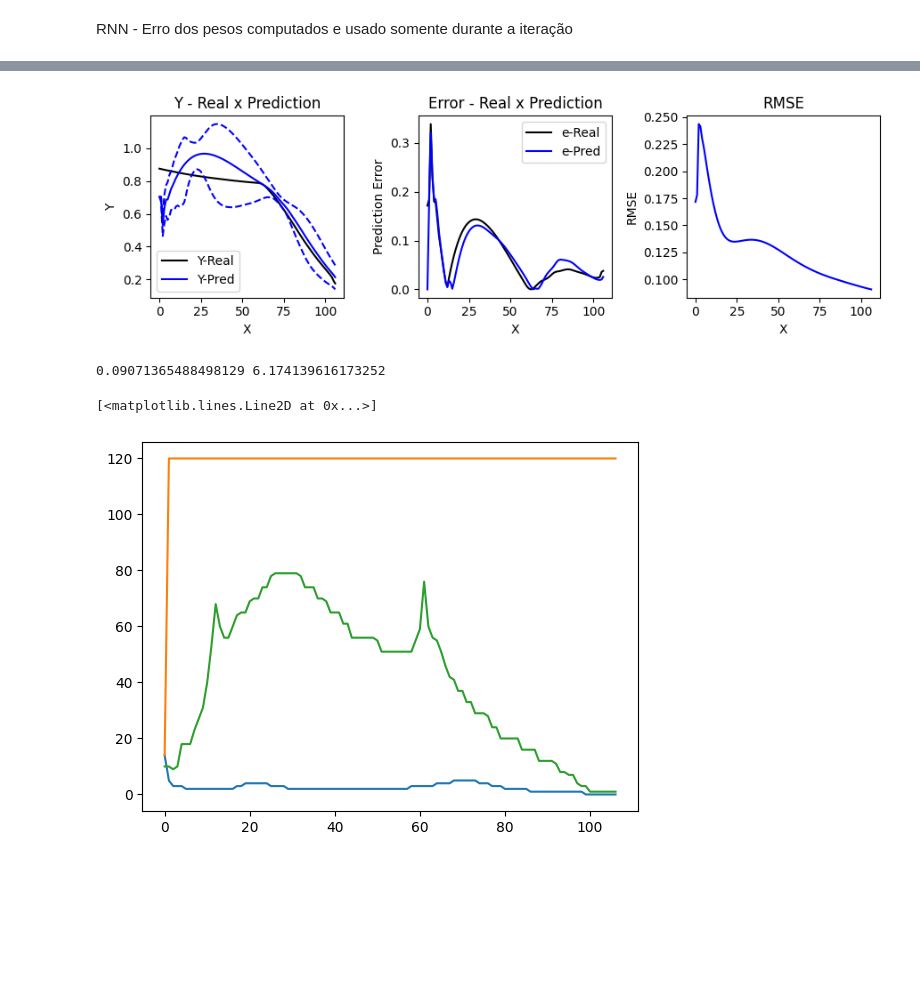
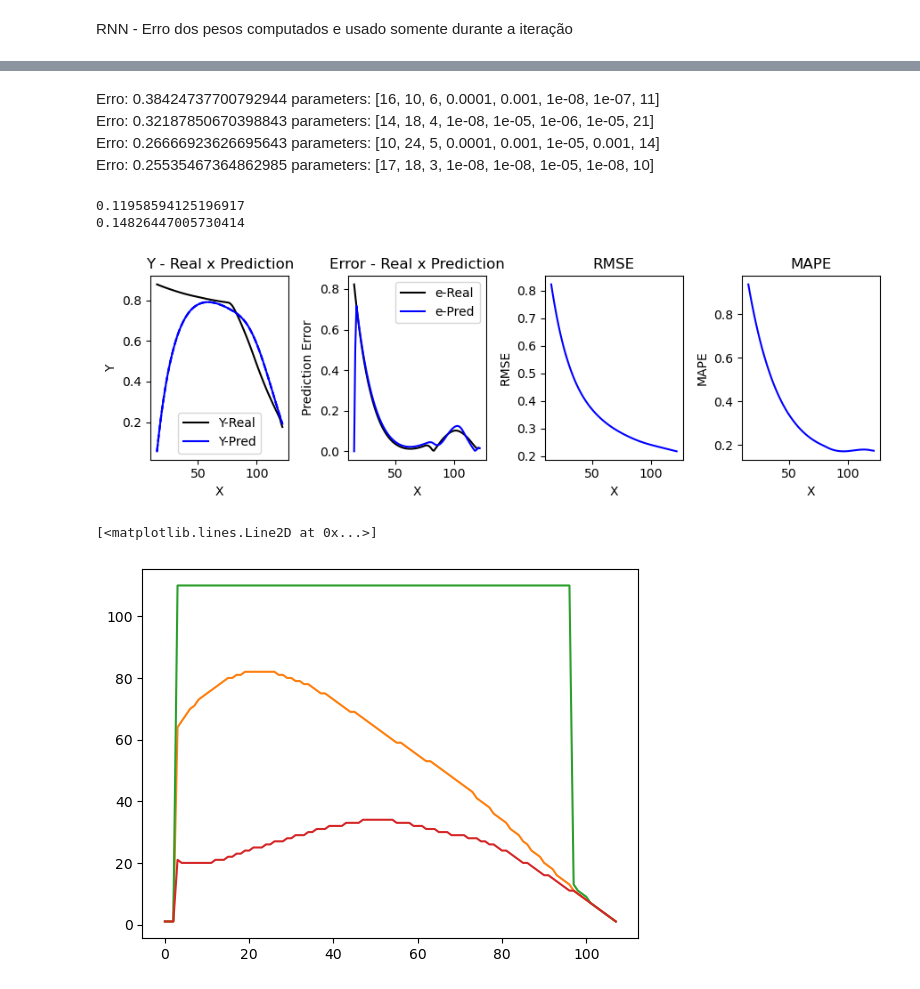
Before and after one commit to cduartes0203/Batteries_Prognostics, a Jupyter notebook: test_RTLO_R01.ipynb, the cells around one changed output, grey strips where cells are left out. Cells and saved outputs as stored; diff of their text form; code cells hidden in the pictures; blank space fills up the shorter version.

```diff
--- a/test_RTLO_R01.ipynb
+++ b/test_RTLO_R01.ipynb
@@ -477,0 +439,17 @@ np.float64(3.0)
+# %%
+nI,nR,nO,N1,N2,N3,lr,τ= params
+ηS = [N1,N2,N3]
+X,Y = prepare_data(sig,n=nI,m=nO)
+rtlo = RTLO(nI,nR,nO,ηS,τ,lr)
+erroR = np.array([])
+erroP = np.array([])
+for i in range(len(X[:])):
+    y_r = Y[i]
+    y_p = rtlo.PredSingle(X[i])
+    eP = rtlo.UpdateRLS(y_p,y_r[-1:])
+    rulR = (len(sig)-nI-i-1)
+    rtlo.PredRul(x=X[i],rulR=rulR)
+    rtlo.fit(X[i],Y[i],store=True)
+print(rtlo.μyWAPE)
+print(rtlo.MPsum)
+PlotPredError(rtlo)
@@ -477,0 +528,5 @@ np.float64(3.0)
+# %% [markdown]
+Erro: 0.38424737700792944 parameters:  [16, 10, 6, 0.0001, 0.001, 1e-08, 1e-07, 11]\
+Erro: 0.32187850670398843 parameters:  [14, 18, 4, 1e-08, 1e-05, 1e-06, 1e-05, 21]\
+Erro: 0.26666923626695643 parameters:  [10, 24, 5, 0.0001, 0.001, 1e-05, 0.001, 14]\
+Erro: 0.25535467364862985 parameters:  [17, 18, 3, 1e-08, 1e-08, 1e-05, 1e-08, 10]
@@ -478,36 +535,22 @@ np.float64(3.0)
 # %%
-nIN,nHS,nOUT,N1,N2,N3,lr,τ= params
+nI,nR,nO,N1,N2,N3,lr,τ= params
 ηS = [N1,N2,N3]
-X,Y = prepare_data(sig,n=nIN,m=nOUT)
-xR,yR,yP = np.array([]),np.array([]),np.array([])
-
-rtlo = RTLO(nIN,nHS,nOUT,ηS,τ,lr)
-yL,yU = np.array([]),np.array([])
-xR = np.array([])
+X,Y = prepare_data(sig,n=nI,m=nO)
+rtlo = RTLO(nI,nR,nO,ηS,τ,lr)
 erroR = np.array([])
 erroP = np.array([])
-
 for i in range(len(X[:])):
-#for i in range(2):
-    #print(i)
-    #print('ht:',rtlo.ht)
     y_r = Y[i]
     y_p = rtlo.PredSingle(X[i])
     eP = rtlo.UpdateRLS(y_p,y_r[-1:])
-    y_L, y_U = rtlo.PredInterval(X[i],store=True)
-    rulR = (len(sig)-nIN-i-1)
-    rtlo.PredRUL(x=X[i],rulR=rulR)
-    rtlo.PredIntervalMS(X[i])
-    rtlo.fit2(X[i],Y[i],store=True)
-
-
-
-rtlo.PlotPredError()
-
-#rtlo.rulR = np.flip(np.arange(len(sig)-nIN))[:len(X)]
-rmse_rtlo = rtlo.RMSE()
-rmse_rul = rtlo.RMSE_rul()
-print(rmse_rtlo,rmse_rul)
+    rulR = (len(sig)-nI-i-1)
+    rtlo.PredRul(x=X[i],rulR=rulR)
+    #rtlo.PredRulIntr(x=X[i])
+    rtlo.fit(X[i],Y[i],store=True)
+print(rtlo.μyWAPE)
+print(rtlo.rMAPE[-1])
+PlotPredError(rtlo)
 # %% [output]
+0.11958594125196917
+0.14826447005730414
-[figure, old version]
+[figure, new version]
-0.09071365488498129 6.174139616173252
@@ -515,10 +576,11 @@ print(rmse_rtlo,rmse_rul)
 
 #plt.plot(rtlo.rulR)
 
+plt.plot(rtlo.rulR)
+plt.plot(rtlo.rulP)
 plt.plot(rtlo.rulL)
 plt.plot(rtlo.rulU)
-plt.plot(rtlo.rulP)
 # %% [output]
 [<matplotlib.lines.Line2D at 0x...>]
-[figure, old version]
+[figure, new version]
 # %%
```
Also changed, not shown: parts of 12 cells of this notebook, 2 other files.
